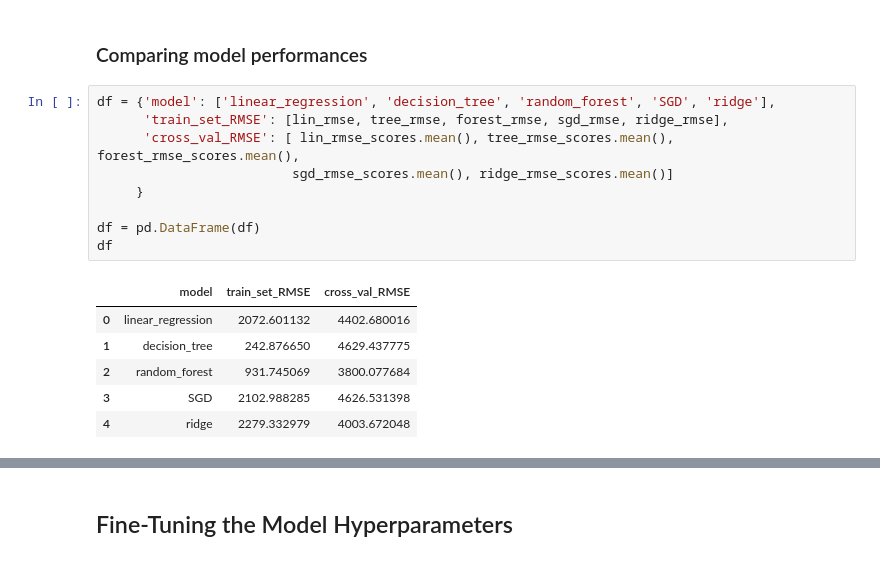
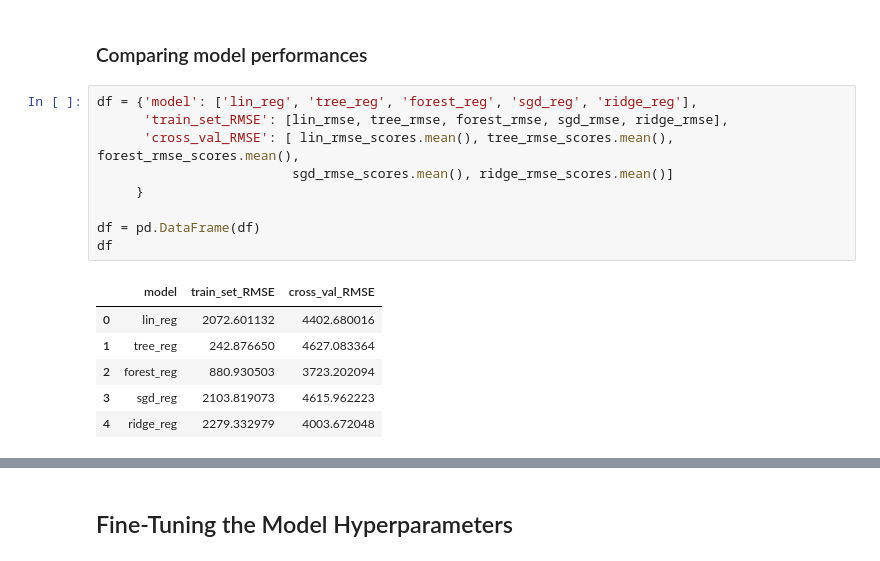
Before and after one commit to guldenturgay/auto-price, a Jupyter notebook: auto-price.ipynb, the cells around one changed output, grey strips where cells are left out. Drawn from its saved outputs; the diff is of its cells as text.

```diff
--- a/auto-price.ipynb
+++ b/auto-price.ipynb
@@ -571,18 +571,18 @@ joblib.dump(sgd_reg, 'sgd_reg.pkl')
 # %% [markdown]
 ### Comparing model performances
 # %%
-df = {'model': ['linear_regression', 'decision_tree', 'random_forest', 'SGD', 'ridge'],
+df = {'model': ['lin_reg', 'tree_reg', 'forest_reg', 'sgd_reg', 'ridge_reg'],
       'train_set_RMSE': [lin_rmse, tree_rmse, forest_rmse, sgd_rmse, ridge_rmse],
       'cross_val_RMSE': [ lin_rmse_scores.mean(), tree_rmse_scores.mean(), forest_rmse_scores.mean(),
                          sgd_rmse_scores.mean(), ridge_rmse_scores.mean()]
      }
 
 df = pd.DataFrame(df)
 df
 # %% [output]
 |  | model | train_set_RMSE | cross_val_RMSE |
-| 0 | linear_regression | 2072.601132 | 4402.680016 |
-| 1 | decision_tree | 242.876650 | 4629.437775 |
-| 2 | random_forest | 931.745069 | 3800.077684 |
-| 3 | SGD | 2102.988285 | 4626.531398 |
-| 4 | ridge | 2279.332979 | 4003.672048 |
+| 0 | lin_reg | 2072.601132 | 4402.680016 |
+| 1 | tree_reg | 242.876650 | 4627.083364 |
+| 2 | forest_reg | 880.930503 | 3723.202094 |
+| 3 | sgd_reg | 2103.819073 | 4615.962223 |
+| 4 | ridge_reg | 2279.332979 | 4003.672048 |
```
Also changed, not shown: parts of 40 cells of this notebook, 6 other files.
